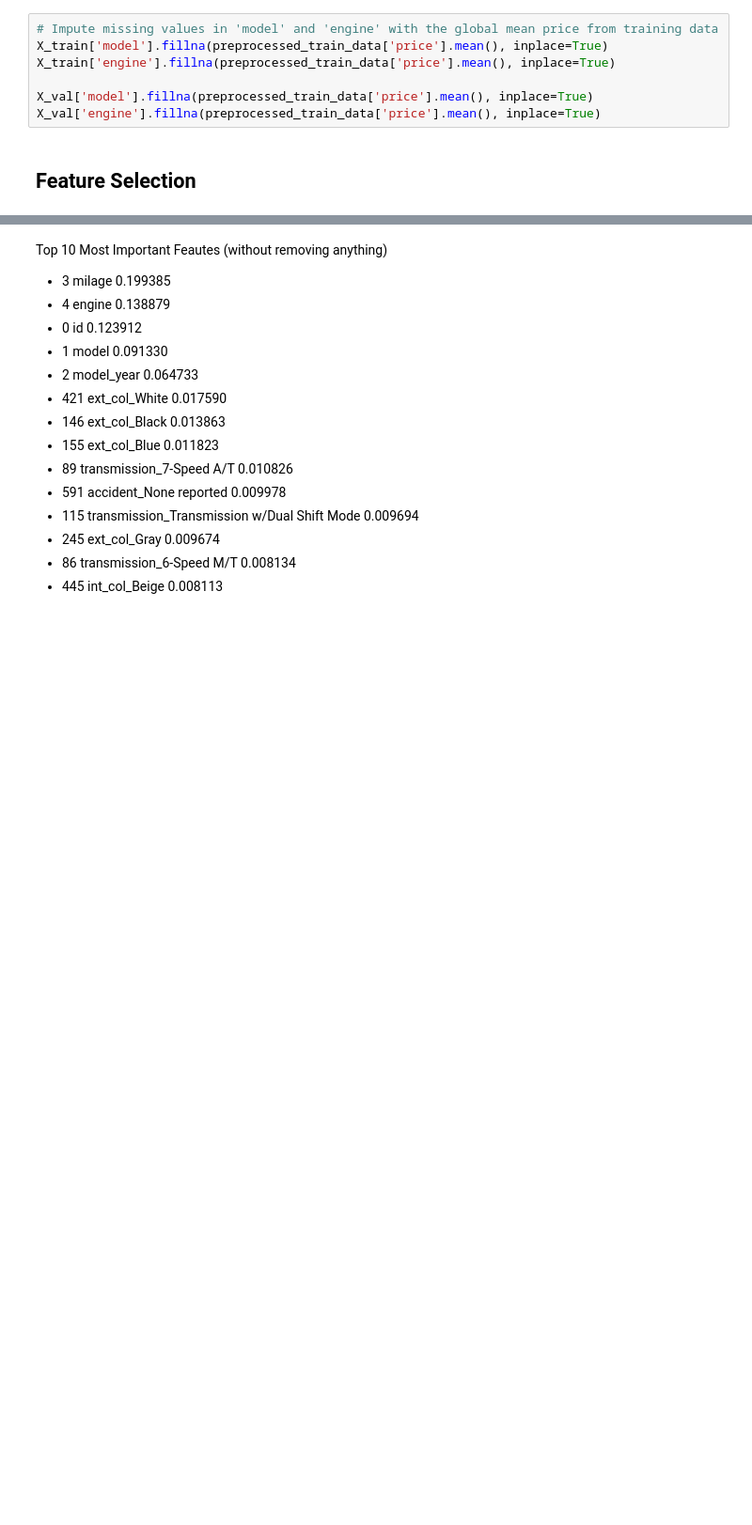
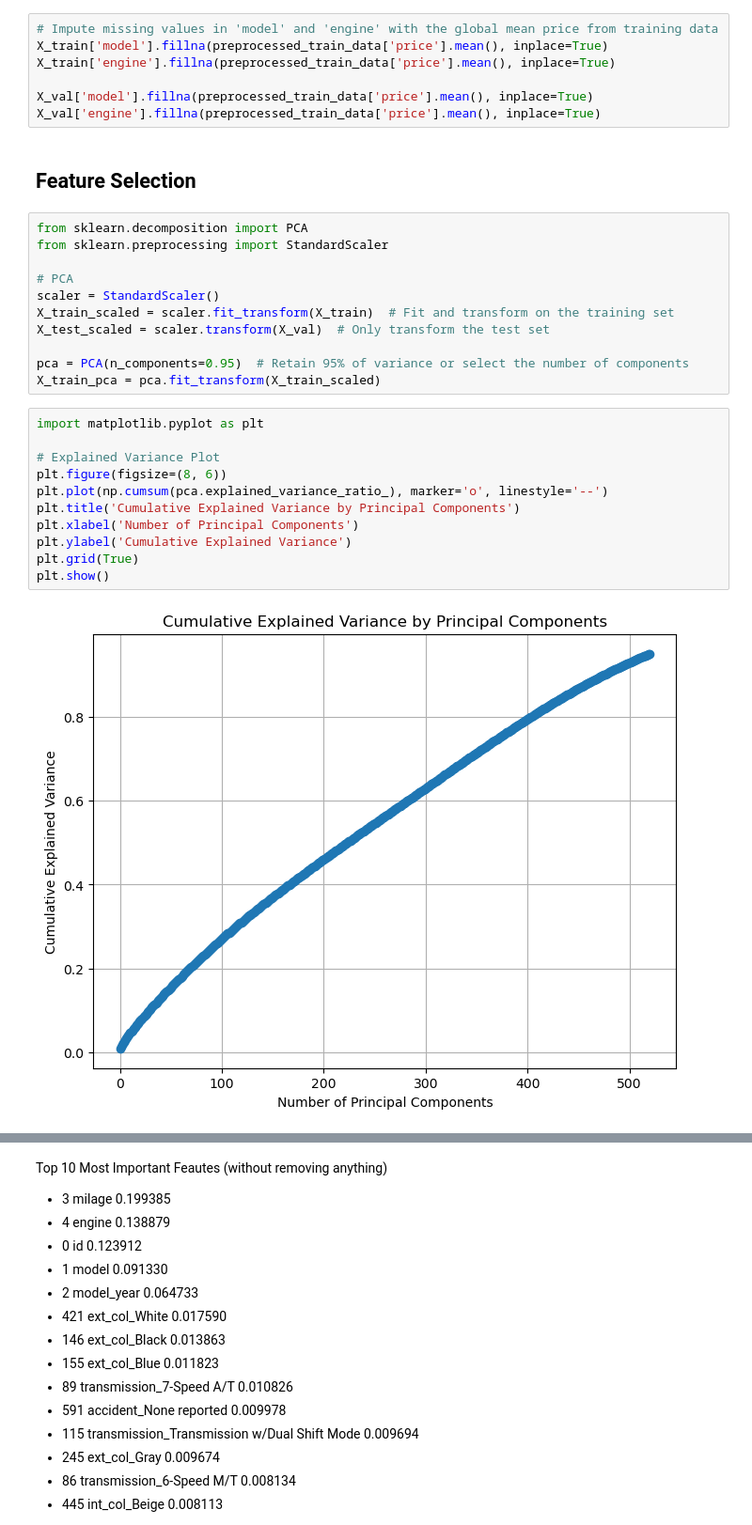
Before and after one commit to dimakazlouski/Used-Car-Prices-Regression, a Jupyter notebook: notebook.ipynb, the cells around one changed output, grey strips where cells are left out. Shown at 94% size. Cells and saved outputs as stored; diff of their text form; blank space fills up the shorter version.

```diff
--- a/notebook.ipynb
+++ b/notebook.ipynb
@@ -615,3 +628,27 @@ X_val['model'].fillna(preprocessed_train_data['price'].mean(), inplace=True)
 X_val['engine'].fillna(preprocessed_train_data['price'].mean(), inplace=True)
 # %% [markdown]
 ## Feature Selection
+# %%
+from sklearn.decomposition import PCA
+from sklearn.preprocessing import StandardScaler
+
+# PCA
+scaler = StandardScaler()
+X_train_scaled = scaler.fit_transform(X_train)  # Fit and transform on the training set
+X_test_scaled = scaler.transform(X_val)  # Only transform the test set
+
+pca = PCA(n_components=0.95)  # Retain 95% of variance or select the number of components
+X_train_pca = pca.fit_transform(X_train_scaled)
+# %%
+import matplotlib.pyplot as plt
+
+# Explained Variance Plot
+plt.figure(figsize=(8, 6))
+plt.plot(np.cumsum(pca.explained_variance_ratio_), marker='o', linestyle='--')
+plt.title('Cumulative Explained Variance by Principal Components')
+plt.xlabel('Number of Principal Components')
+plt.ylabel('Cumulative Explained Variance')
+plt.grid(True)
+plt.show()
+# %% [output]
+[figure, added]
```
Also changed, not shown: parts of 46 cells of this notebook, 2 other files.
